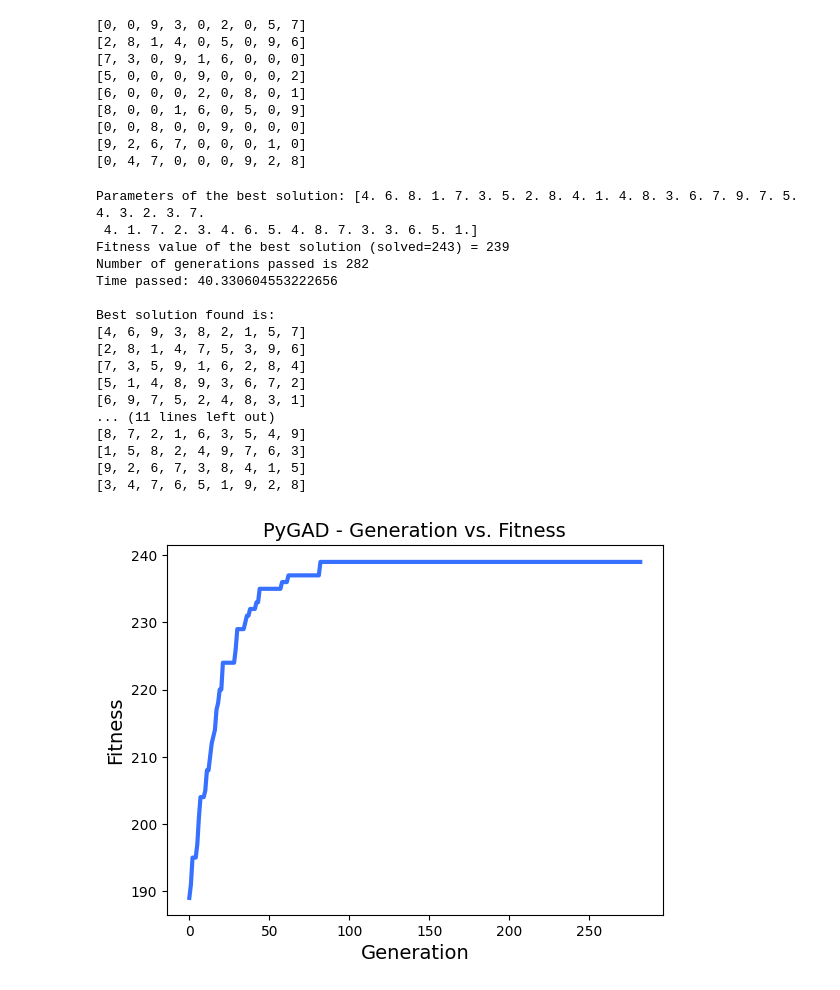
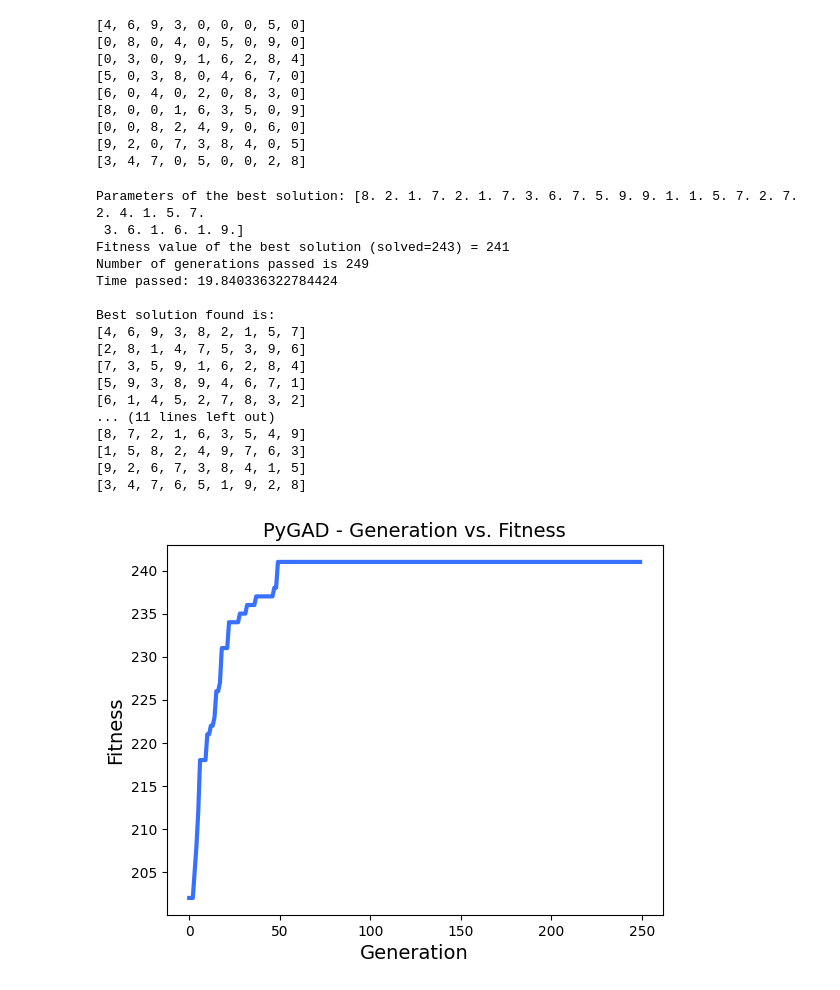
Before and after one commit to szymon-kalkowski/computational-intelligence, a Jupyter notebook: sudoku/sudoku.ipynb, the cells around one changed output. Drawn from its saved outputs; the diff is of its cells as text; code cells hidden in the pictures.

```diff
--- a/sudoku/sudoku.ipynb
+++ b/sudoku/sudoku.ipynb
@@ -5,15 +37,4 @@ import time
 # %%
-solved_sudoku =   [[4, 6, 9, 3, 8, 2, 1, 5, 7],
-                   [2, 8, 1, 4, 7, 5, 3, 9, 6],
-                   [7, 3, 5, 9, 1, 6, 2, 8, 4],
-                   [5, 1, 3, 8, 9, 4, 6, 7, 2],
-                   [6, 9, 4, 5, 2, 7, 8, 3, 1],
-                   [8, 7, 2, 1, 6, 3, 5, 4, 9],
-                   [1, 5, 8, 2, 4, 9, 7, 6, 3],
-                   [9, 2, 6, 7, 3, 8, 4, 1, 5],
-                   [3, 4, 7, 6, 5, 1, 9, 2, 8]]
-
-
 def generate_sudoku(solved, gaps):
     sudoku = [[0 for i in range(9)] for j in range(9)]
     for i in range(9):
@@ -29,19 +50,21 @@ def generate_sudoku(solved, gaps):
 
     return sudoku
 
-selected_sudoku = generate_sudoku(solved_sudoku, 40)
-for i in selected_sudoku:
+selected_sudoku = random.choice(solved_sudoku_list)
+generated_sudoku = generate_sudoku(selected_sudoku, 30)
+
+for i in generated_sudoku:
     print(i)
 # %% [output]
-[0, 0, 9, 3, 0, 2, 0, 5, 7]
-[2, 8, 1, 4, 0, 5, 0, 9, 6]
-[7, 3, 0, 9, 1, 6, 0, 0, 0]
-[5, 0, 0, 0, 9, 0, 0, 0, 2]
-[6, 0, 0, 0, 2, 0, 8, 0, 1]
-[8, 0, 0, 1, 6, 0, 5, 0, 9]
-[0, 0, 8, 0, 0, 9, 0, 0, 0]
-[9, 2, 6, 7, 0, 0, 0, 1, 0]
-[0, 4, 7, 0, 0, 0, 9, 2, 8]
+[4, 6, 9, 3, 0, 0, 0, 5, 0]
+[0, 8, 0, 4, 0, 5, 0, 9, 0]
+[0, 3, 0, 9, 1, 6, 2, 8, 4]
+[5, 0, 3, 8, 0, 4, 6, 7, 0]
+[6, 0, 4, 0, 2, 0, 8, 3, 0]
+[8, 0, 0, 1, 6, 3, 5, 0, 9]
+[0, 0, 8, 2, 4, 9, 0, 6, 0]
+[9, 2, 0, 7, 3, 8, 4, 0, 5]
+[3, 4, 7, 0, 5, 0, 0, 2, 8]
 # %%
 def empty_board():
     return [[0 for i in range(9)] for j in range(9)]
@@ -66,8 +89,8 @@ def fill_in(solution):
     sol_index = 0
     for i in range(9):
         for j in range(9):
-            if selected_sudoku[i][j] != 0:
-                filled_sudoku[i][j] = int(selected_sudoku[i][j])
+            if generated_sudoku[i][j] != 0:
+                filled_sudoku[i][j] = int(generated_sudoku[i][j])
             else:
                 filled_sudoku[i][j] = int(solution[sol_index])
                 sol_index += 1
@@ -100,7 +123,7 @@ def genes_number(sudoku):
 #ile chromsomów w populacji
 #ile genow ma chromosom
 sol_per_pop = 400
-num_genes = genes_number(selected_sudoku)
+num_genes = genes_number(generated_sudoku)
 
 #ile wylaniamy rodzicow do "rozmanazania" (okolo 50% populacji)
 #ile pokolen
@@ -137,47 +160,47 @@ ga_instance = pygad.GA(gene_space=gene_space,
                     )
 
 #uruchomienie algorytmu
-start = time.time()
+start_time = time.time()
 ga_instance.run()
-end = time.time()
-time_passed = end - start
+end_time = time.time()
+time_passed = end_time - start_time
 # %%
 #podsumowanie: najlepsze znalezione rozwiazanie (chromosom+ocena)
 solution, solution_fitness, solution_idx = ga_instance.best_solution()
 print("Parameters of the best solution: {solution}".format(solution=solution))
 print("Fitness value of the best solution (solved=243) = {solution_fitness}".format(solution_fitness=solution_fitness))
 
 #liczba generacji algorytmu
 print("Number of generations passed is {generations_completed}".format(generations_completed=ga_instance.generations_completed))
 
 print("Time passed: {time_passed}".format(time_passed=time_passed) + "\n")
 
 print("Best solution found is:")
 for i in fill_in(solution):
     print(i)
 print("")
 print("Correct solution is:")
-for i in solved_sudoku:
+for i in selected_sudoku:
     print(i)
 
 #wyswietlenie wykresu: jak zmieniala sie ocena na przestrzeni pokolen
 ga_instance.plot_fitness()
 # %% [output]
-Parameters of the best solution: [4. 6. 8. 1. 7. 3. 5. 2. 8. 4. 1. 4. 8. 3. 6. 7. 9. 7. 5. 4. 3. 2. 3. 7.
- 4. 1. 7. 2. 3. 4. 6. 5. 4. 8. 7. 3. 3. 6. 5. 1.]
-Fitness value of the best solution (solved=243) = 239
-Number of generations passed is 282
-Time passed: 40.330604553222656
+Parameters of the best solution: [8. 2. 1. 7. 2. 1. 7. 3. 6. 7. 5. 9. 9. 1. 1. 5. 7. 2. 7. 2. 4. 1. 5. 7.
+ 3. 6. 1. 6. 1. 9.]
+Fitness value of the best solution (solved=243) = 241
+Number of generations passed is 249
+Time passed: 19.840336322784424
 
 Best solution found is:
 [4, 6, 9, 3, 8, 2, 1, 5, 7]
 [2, 8, 1, 4, 7, 5, 3, 9, 6]
 [7, 3, 5, 9, 1, 6, 2, 8, 4]
-[5, 1, 4, 8, 9, 3, 6, 7, 2]
-[6, 9, 7, 5, 2, 4, 8, 3, 1]
+[5, 9, 3, 8, 9, 4, 6, 7, 1]
+[6, 1, 4, 5, 2, 7, 8, 3, 2]
 ... (11 lines left out)
 [8, 7, 2, 1, 6, 3, 5, 4, 9]
 [1, 5, 8, 2, 4, 9, 7, 6, 3]
 [9, 2, 6, 7, 3, 8, 4, 1, 5]
 [3, 4, 7, 6, 5, 1, 9, 2, 8]
-[figure, old version]
+[figure, new version]
```
Also changed, not shown: parts of 19 cells of this notebook, 8 other files.
